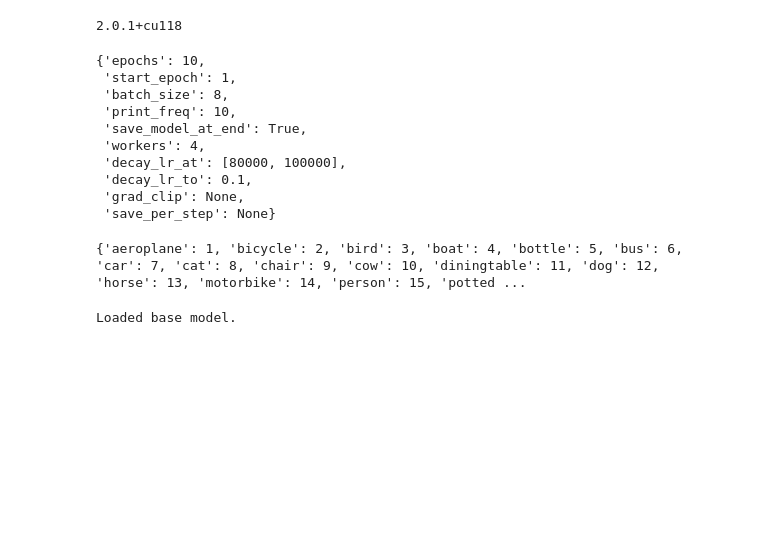
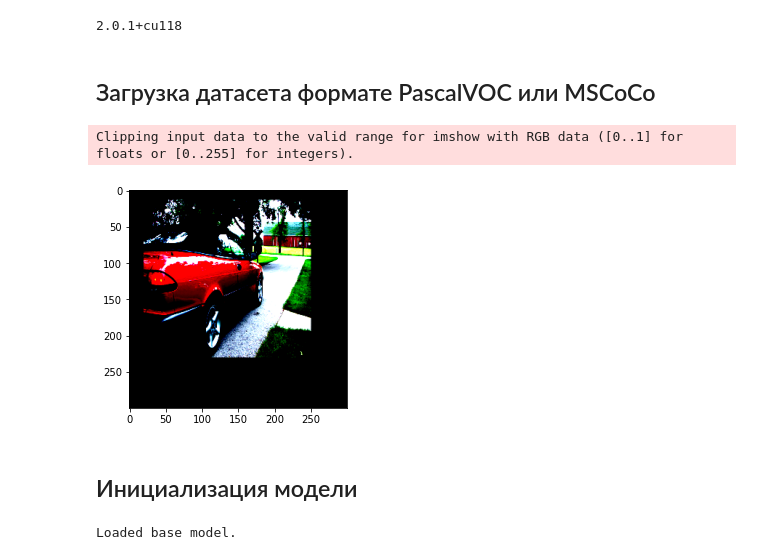
Before and after one commit to maxxxims/obd, a Jupyter notebook: tutorial.ipynb, the cells around one changed output. Cells and saved outputs as stored; diff of their text form; code cells hidden in the pictures; blank space fills up the shorter version.

Commit message:
ms_coco datasets

```diff
--- a/tutorial.ipynb
+++ b/tutorial.ipynb
@@ -8,26 +9,3 @@ import torch
 print(torch.__version__)
 # %% [output]
 2.0.1+cu118
-# %%
-data_folder = r'C:\Users\maxxx\MMCP\ssd_torch\a-PyTorch-Tutorial-to-Object-Detection\data'
-# n_classes = Config.n_classes
-n_classes = len(label_map)
-lr = 1e-3
-momentum = 0.9
-weight_decay = 5e-4
-get_param_dict()
-# %% [output]
-{'epochs': 10,
- 'start_epoch': 1,
- 'batch_size': 8,
- 'print_freq': 10,
- 'save_model_at_end': True,
- 'workers': 4,
- 'decay_lr_at': [80000, 100000],
- 'decay_lr_to': 0.1,
- 'grad_clip': None,
- 'save_per_step': None}
-# %%
-print(Config.label_map)
-# %% [output]
-{'aeroplane': 1, 'bicycle': 2, 'bird': 3, 'boat': 4, 'bottle': 5, 'bus': 6, 'car': 7, 'cat': 8, 'chair': 9, 'cow': 10, 'diningtable': 11, 'dog': 12, 'horse': 13, 'motorbike': 14, 'person': 15, 'potted ...
@@ -36 +12,25 @@ train_dataset = PascalVOCDataset(data_folder=data_folder, split='train')
+# %% [markdown]
+## Загрузка датасета формате PascalVOC или MSCoCo
+# %%
+data_folder = r'C:\Users\maxxx\MMCP\ssd_torch\a-PyTorch-Tutorial-to-Object-Detection\data'
+# ####data_folder = r'C:\Users\maxxx\fiftyone\coco-2017\validation'
+# data_folder = r'C:\Users\maxxx\MMCP\FiftyOne_test\HRSID'
+# data_folder = r'C:\Users\maxxx\MMCP\FiftyOne_test\coco2017'
+
+DataSetType = 'PascalVOC'      # 'MSCOCO'  or 'PascalVOC'
+# %%
+if DataSetType == 'MSCOCO':
+    Config.set_labels(DataSetType = 'MSCOCO', path_to_labels_json=f'{data_folder}\labels.json')
+    train_dataset = MSCoCoDataset(data_folder=data_folder, label_file=f'{data_folder}\labels.json', split='train')
+
+elif DataSetType == 'PascalVOC':
+    train_dataset = PascalVOCDataset(data_folder=data_folder, split='train')
+
+n_classes = len(Config.label_map)
+train_dataset.show_img(1) #  automatically used augmentation
+# %% [output]
+Clipping input data to the valid range for imshow with RGB data ([0..1] for floats or [0..255] for integers).
+[figure, added]
+# %% [markdown]
+## Инициализация модели
 # %%
```
Also changed, not shown: parts of 9 cells of this notebook, 10 other files.
